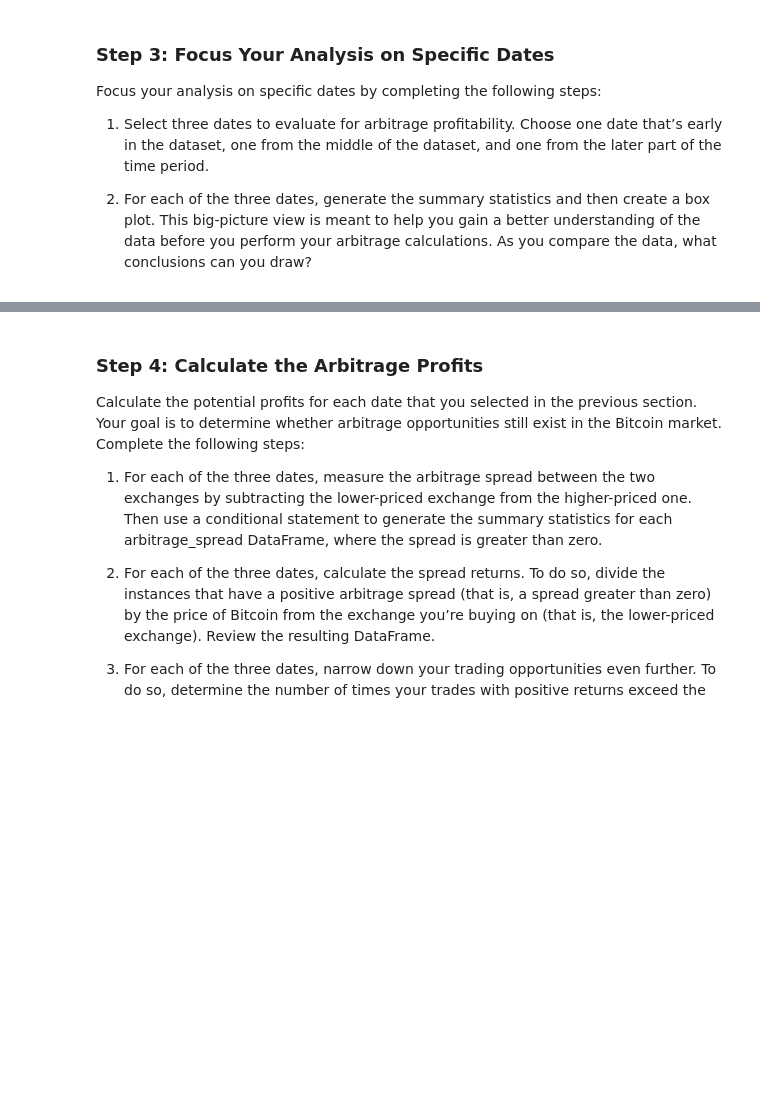
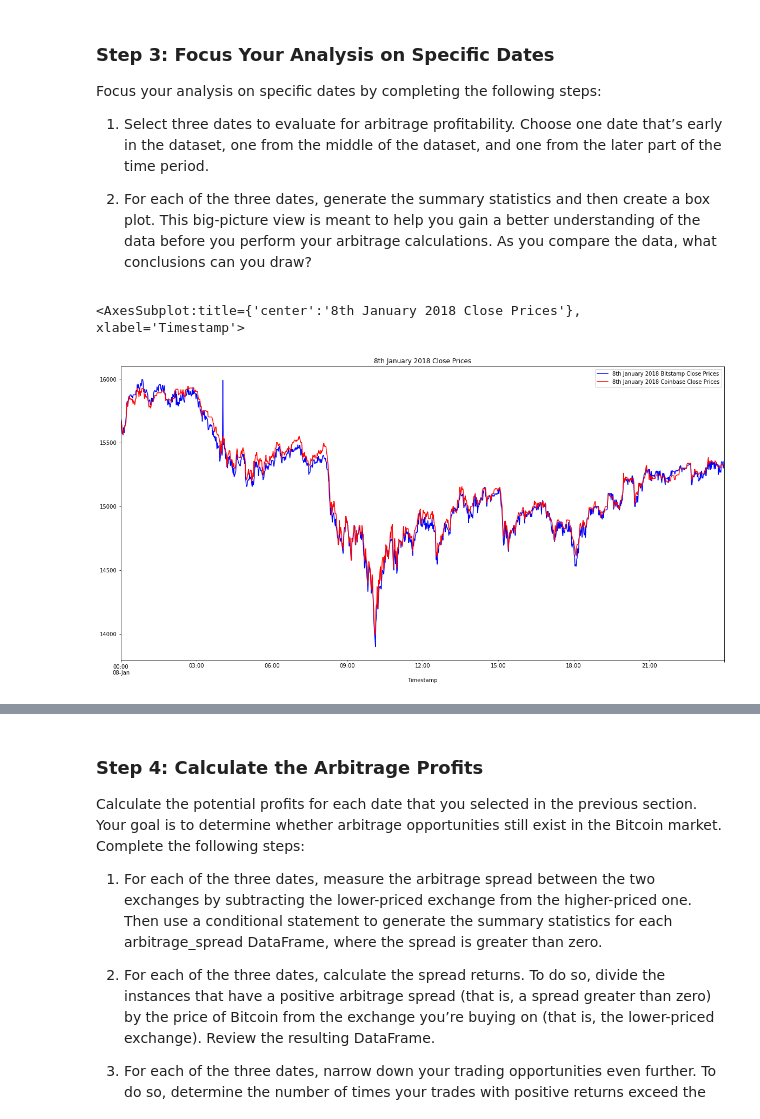
Before and after one commit to aaron-elliott/Challenge_3, a Jupyter notebook: crypto_arbitrage.ipynb, the cells around one changed output, grey strips where cells are left out. Drawn from its saved outputs; the diff is of its cells as text; code cells hidden in the pictures; blank space fills up the shorter version.

```diff
--- a/crypto_arbitrage.ipynb
+++ b/crypto_arbitrage.ipynb
@@ -304,7 +330,18 @@ Focus your analysis on specific dates by completing the following steps:
 # %%
 # Create an overlay plot that visualizes the two dataframes over a period of one day early in the dataset.
 # Be sure that the plots include the parameters `legend`, `figsize`, `title`, `color` and `label`
-# YOUR CODE HERE
+
+bitstamp_08january2018 = bitstamp_df["Close"].loc["2018-01-08 00:00:00":"2018-01-08 23:59:00"]
+# %%
+coinbase_08january2018 = coinbase_df["Close"].loc["2018-01-08 00:00:00":"2018-01-08 23:59:00"]
+# %%
+bitstamp_08january2018.plot(figsize = (20,10), legend = True, title = "8th January 2018 Close Prices",
+                         label = "8th January 2018 Bitstamp Close Prices", color = "blue")
+coinbase_08january2018.plot(figsize = (20, 10), legend = True,
+                          label = "8th January 2018 Coinbase Close Prices", color = "red")
+# %% [output]
+<AxesSubplot:title={'center':'8th January 2018 Close Prices'}, xlabel='Timestamp'>
+[figure, added]
 # %%
 # Using the early date that you have selected, calculate the arbitrage spread
 # by subtracting the bitstamp lower closing prices from the coinbase higher closing prices
```
Also changed, not shown: parts of 18 cells of this notebook.
